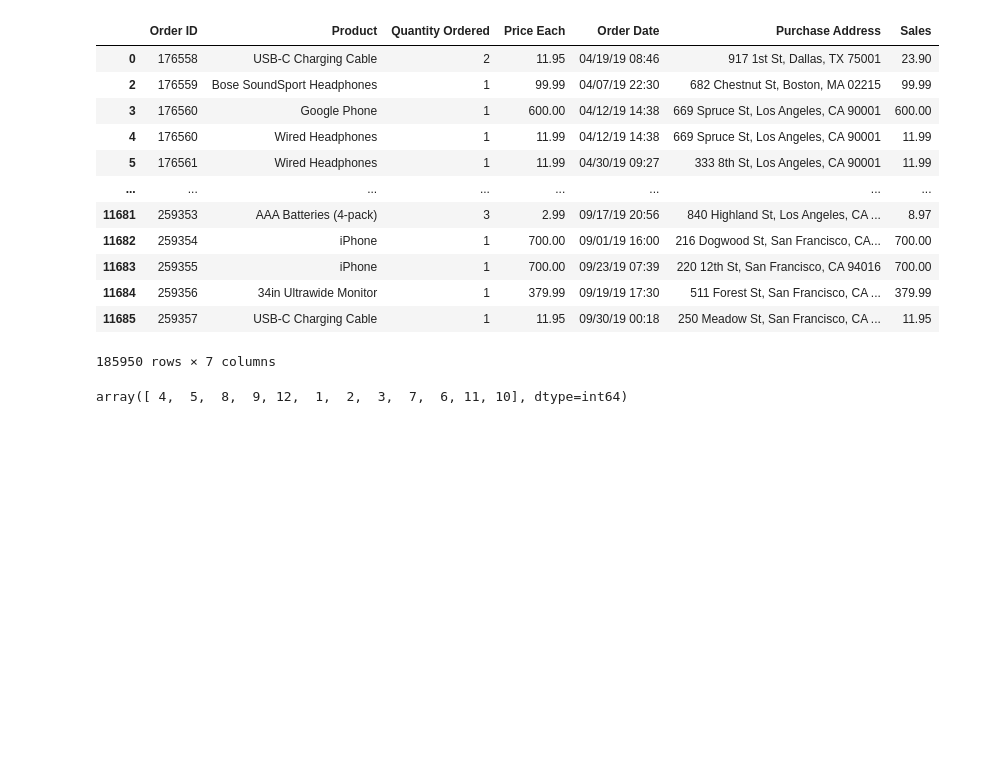
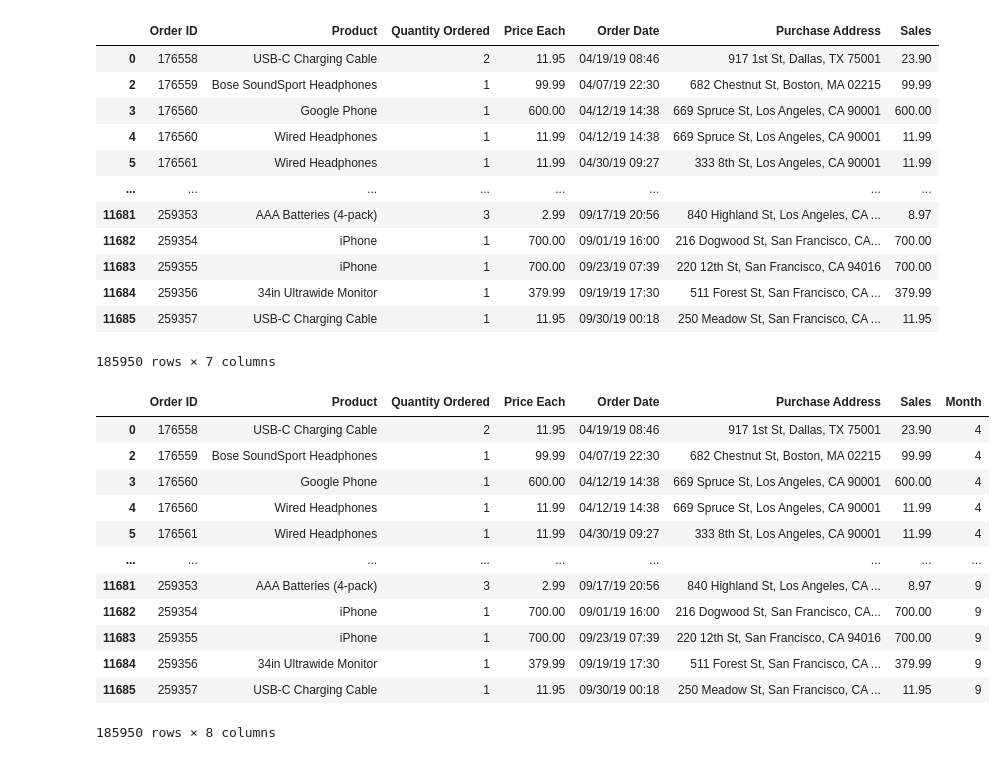
Before and after one commit to pratyaysaha/machine-learning-study, a Jupyter notebook: sales_analysis.ipynb, the cells around one changed output. Drawn from its saved outputs; the diff is of its cells as text; code cells hidden in the pictures; blank space fills up the shorter version.

```diff
--- a/sales_analysis.ipynb
+++ b/sales_analysis.ipynb
@@ -157,9 +158,21 @@ sales_data
 # %%
 # 2. Add a column to get month from the Ordered Date
 
 sales_data['Month'] = sales_data['Order Date'].str[0:2]
 sales_data['Month'] = pd.to_numeric(sales_data['Month'])
 
-sales_data['Month'].unique()
+sales_data
 # %% [output]
+|  | Order ID | Product | Quantity Ordered | Price Each | Order Date | Purchase Address | Sales | Month |
+| 0 | 176558 | USB-C Charging Cable | 2 | 11.95 | 04/19/19 08:46 | 917 1st St, Dallas, TX 75001 | 23.90 | 4 |
+| 2 | 176559 | Bose SoundSport Headphones | 1 | 99.99 | 04/07/19 22:30 | 682 Chestnut St, Boston, MA 02215 | 99.99 | 4 |
+| 3 | 176560 | Google Phone | 1 | 600.00 | 04/12/19 14:38 | 669 Spruce St, Los Angeles, CA 90001 | 600.00 | 4 |
+| 4 | 176560 | Wired Headphones | 1 | 11.99 | 04/12/19 14:38 | 669 Spruce St, Los Angeles, CA 90001 | 11.99 | 4 |
+| 5 | 176561 | Wired Headphones | 1 | 11.99 | 04/30/19 09:27 | 333 8th St, Los Angeles, CA 90001 | 11.99 | 4 |
+| ... | ... | ... | ... | ... | ... | ... | ... | ... |
+| 11681 | 259353 | AAA Batteries (4-pack) | 3 | 2.99 | 09/17/19 20:56 | 840 Highland St, Los Angeles, CA ... | 8.97 | 9 |
+| 11682 | 259354 | iPhone | 1 | 700.00 | 09/01/19 16:00 | 216 Dogwood St, San Francisco, CA... | 700.00 | 9 |
+| 11683 | 259355 | iPhone | 1 | 700.00 | 09/23/19 07:39 | 220 12th St, San Francisco, CA 94016 | 700.00 | 9 |
+| 11684 | 259356 | 34in Ultrawide Monitor | 1 | 379.99 | 09/19/19 17:30 | 511 Forest St, San Francisco, CA ... | 379.99 | 9 |
+| 11685 | 259357 | USB-C Charging Cable | 1 | 11.95 | 09/30/19 00:18 | 250 Meadow St, San Francisco, CA ... | 11.95 | 9 |
-array([ 4,  5,  8,  9, 12,  1,  2,  3,  7,  6, 11, 10], dtype=int64)
+185950 rows × 8 columns
```
Also changed, not shown: parts of 13 cells of this notebook.
